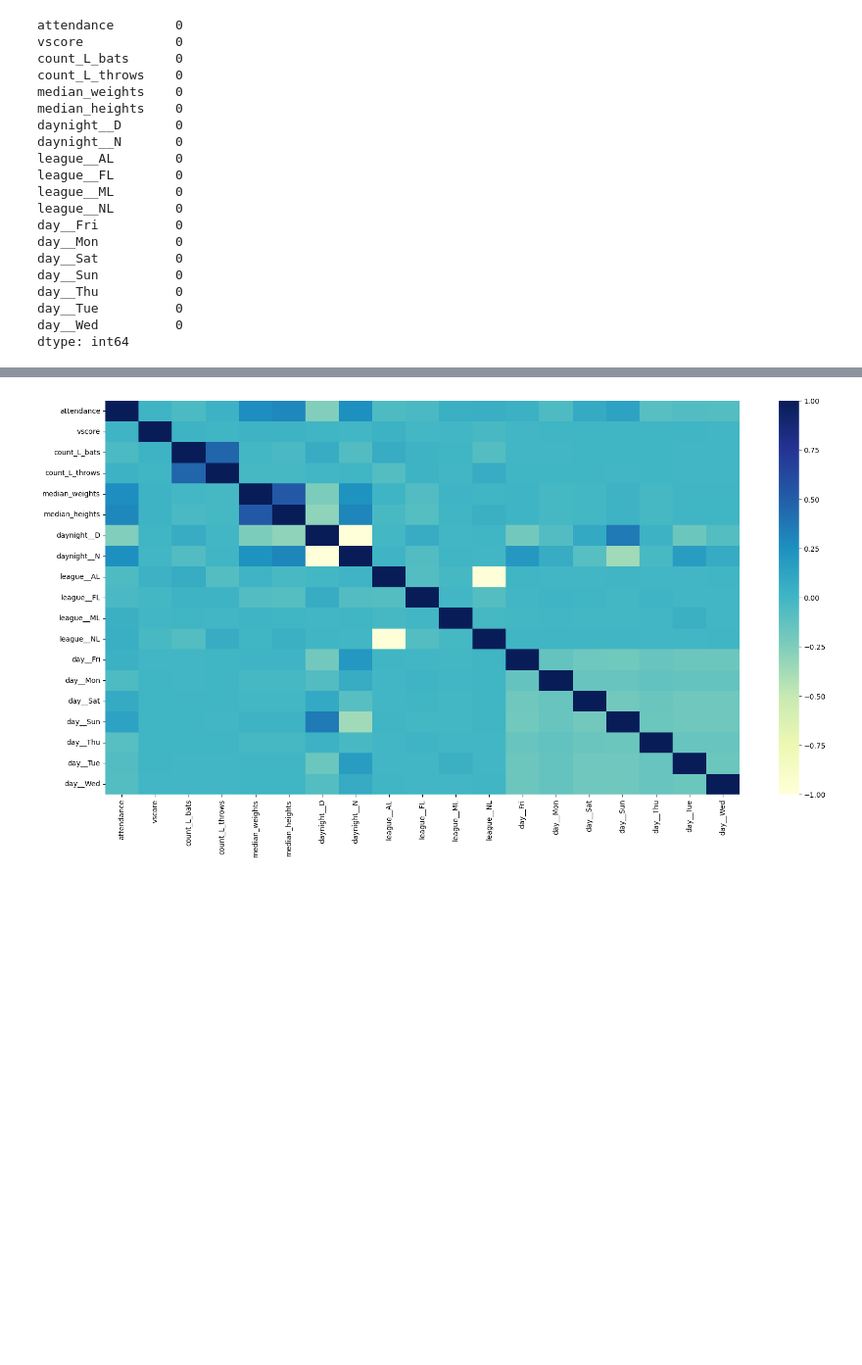
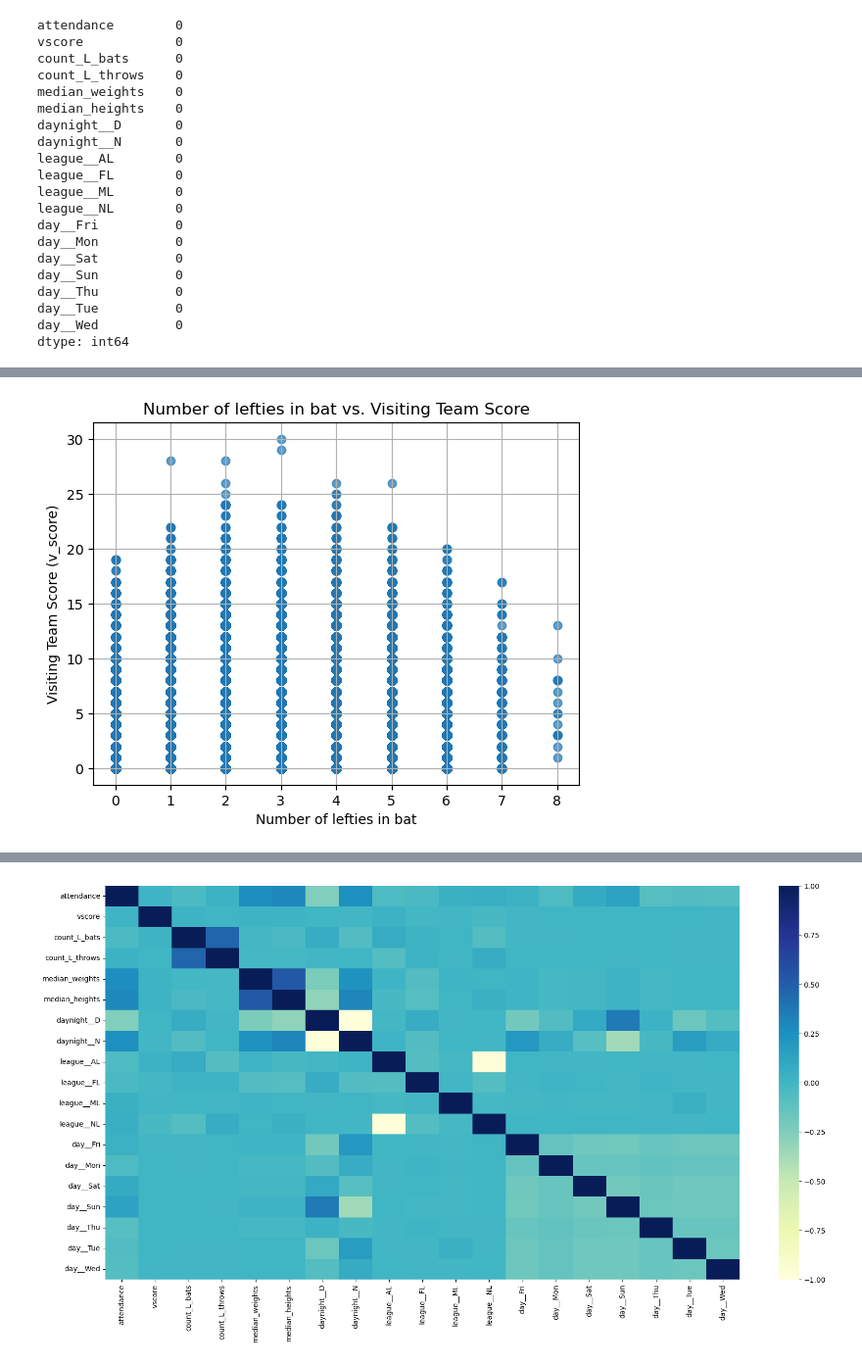
Before and after one commit to ScientificSam/Capstone, a Jupyter notebook: Notebooks/baseball.ipynb, the cells around one changed output, grey strips where cells are left out. Shown at 98% size. Saved outputs shown, nothing was run; the diff lists cells and outputs as text; code cells hidden in the pictures; blank space fills up the shorter version.

```diff
--- a/Notebooks/baseball.ipynb
+++ b/Notebooks/baseball.ipynb
@@ -292,0 +322,9 @@ model_data =  model_data.astype(int)
+# %%
+plt.scatter(model_data['count_L_bats'], model_data['vscore'], alpha=0.7)
+plt.xlabel('Number of lefties in bat')
+plt.ylabel('Visiting Team Score (v_score)')
+plt.title('Number of lefties in bat vs. Visiting Team Score')
+plt.grid(True)
+plt.show()
+# %% [output]
+[figure, added]
```
Also changed, not shown: parts of 13 cells of this notebook, 1 other file.
